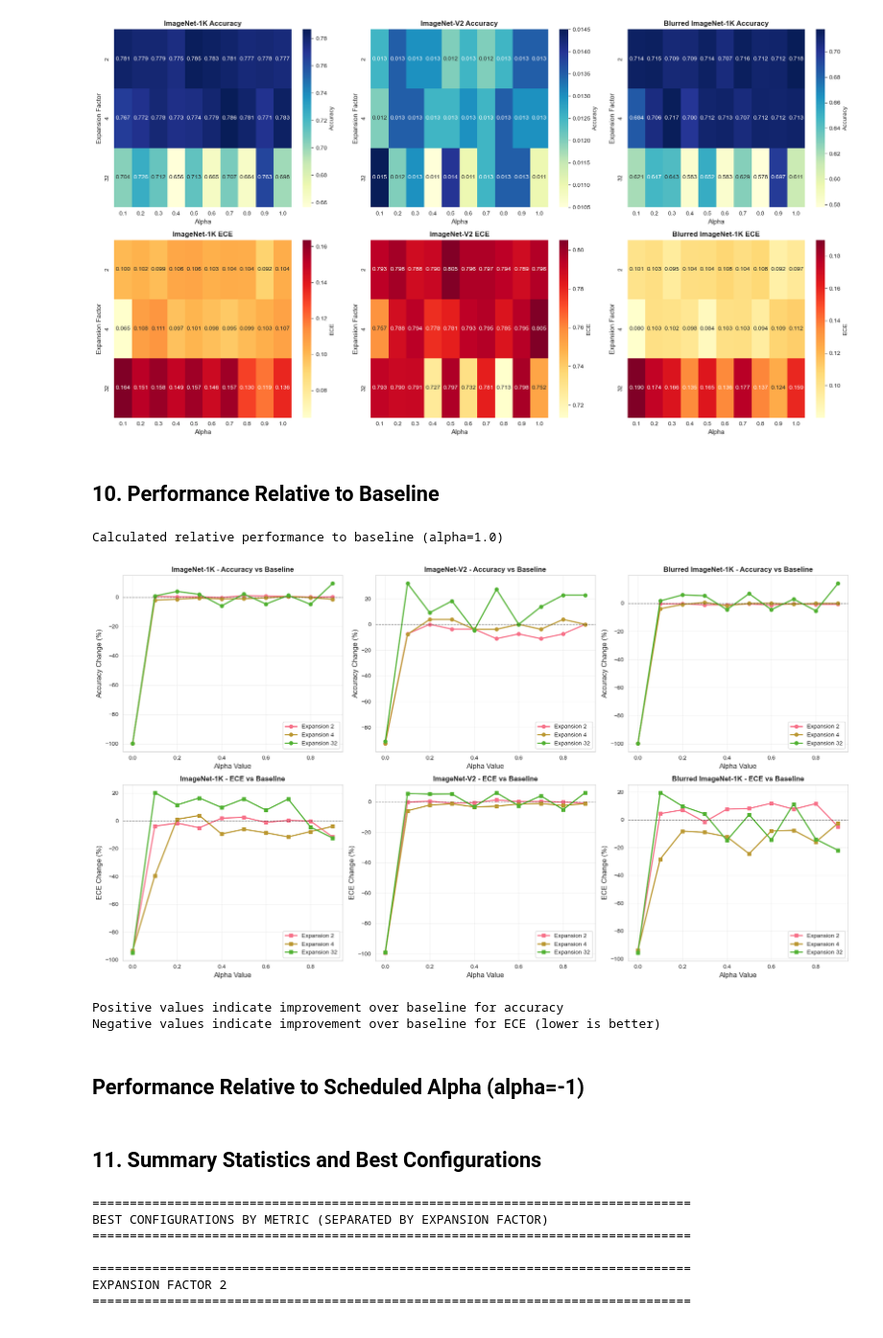
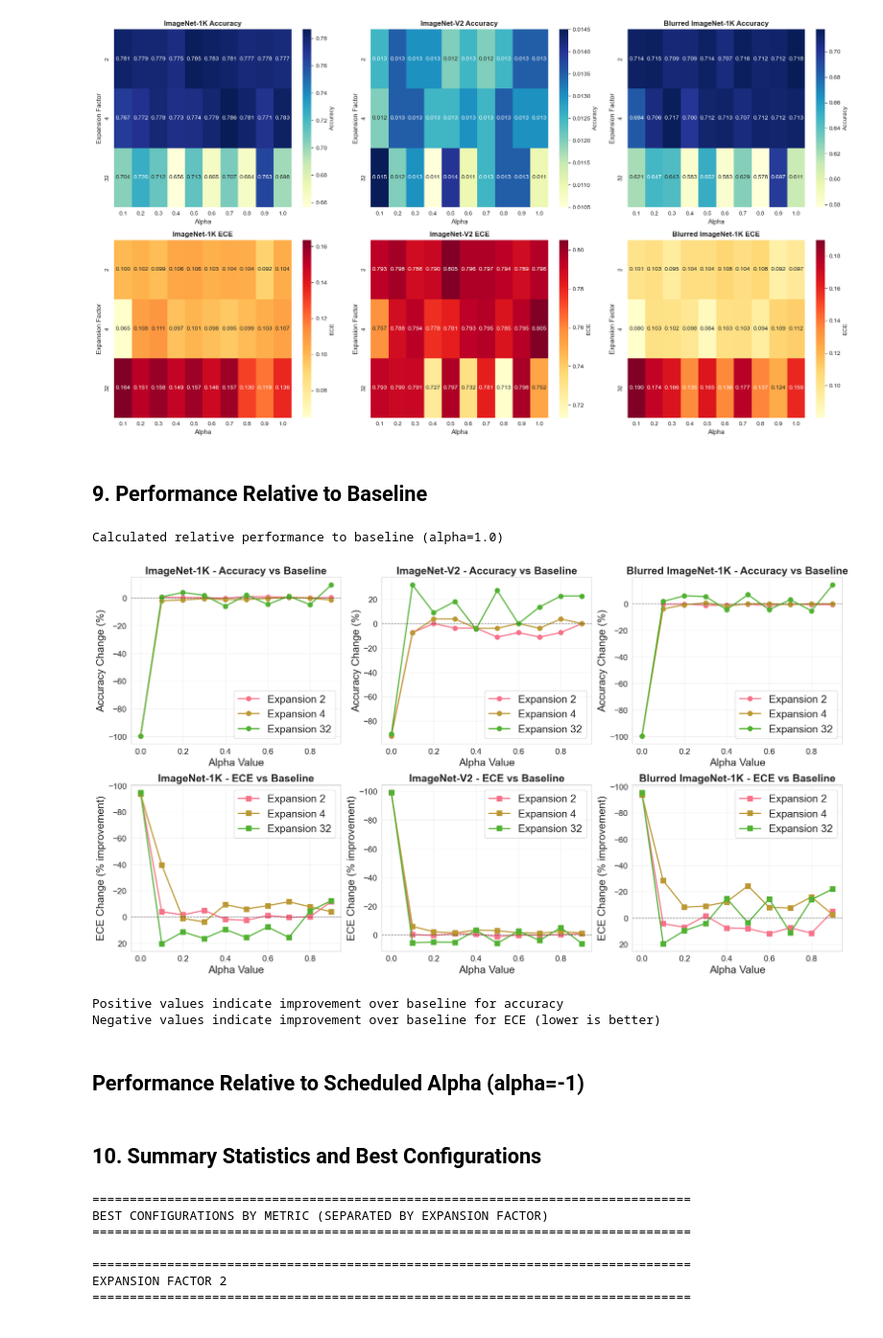
Before and after one commit to hannah-y-gao/vit_sae, a Jupyter notebook: analysis.ipynb, the cells around one changed output. Shown at 96% size. Cells and saved outputs as stored; diff of their text form; code cells hidden in the pictures.

```diff
--- a/analysis.ipynb
+++ b/analysis.ipynb
@@ -206,6 +203,7 @@ for idx, exp in enumerate(sorted(df_plot['expansion'].unique())):
     ax.set_xlabel('Dataset', fontsize=12)
     ax.set_ylabel('ECE', fontsize=12)
     ax.tick_params(axis='x', rotation=15)
+    ax.invert_yaxis()  # Invert so upward = better (lower ECE)
 
 plt.tight_layout()
 plt.show()
@@ -281,7 +284,7 @@ plt.show()
 # %% [output]
 [figure]
 # %% [markdown]
-## 10. Performance Relative to Baseline
+## 9. Performance Relative to Baseline
 # %%
 # Calculate relative performance to baseline (alpha=1.0)
 df_relative = df_fixed_alpha[df_fixed_alpha['alpha'] < 1.0].copy()
@@ -304,54 +307,63 @@ print("Calculated relative performance to baseline (alpha=1.0)")
 Calculated relative performance to baseline (alpha=1.0)
 # %%
 fig, axes = plt.subplots(2, 3, figsize=(18, 10))
+
+# Font size settings
+label_fontsize = 18  # slightly bigger
+title_fontsize = 18  # reduced to avoid overlap
+legend_fontsize = 18
+tick_fontsize = 14
 
 # Relative accuracy plots
 for idx, (dataset, title) in enumerate(zip(datasets, titles)):
     ax = axes[0, idx]
     col_name = f'{dataset}_rel'
 
     for exp in sorted(df_relative['expansion'].unique()):
         data = df_relative[df_relative['expansion'] == exp]
         ax.plot(data['alpha'], data[col_name], marker='o', linewidth=2,
-                label=f'Expansion {exp}', markersize=6)
+                label=f'Expansion {exp}', markersize=8)
 
     ax.axhline(y=0, color='black', linestyle='--', linewidth=1, alpha=0.5)
-    ax.set_xlabel('Alpha Value', fontsize=12)
-    ax.set_ylabel('Accuracy Change (%)', fontsize=12)
-    ax.set_title(f'{title} - Accuracy vs Baseline', fontsize=12, fontweight='bold')
-    ax.legend(loc='best')
+    ax.set_xlabel('Alpha Value', fontsize=label_fontsize)
+    ax.set_ylabel('Accuracy Change (%)', fontsize=label_fontsize)
+    ax.set_title(f'{title} - Accuracy vs Baseline', fontsize=title_fontsize, fontweight='bold')
+    ax.legend(loc='best', fontsize=legend_fontsize)
     ax.grid(True, alpha=0.3)
+    ax.tick_params(axis='both', labelsize=tick_fontsize)
 
 # Relative ECE plots
 for idx, (dataset, title) in enumerate(zip(ece_datasets, titles)):
     ax = axes[1, idx]
     col_name = f'{dataset}_rel'
 
     for exp in sorted(df_relative['expansion'].unique()):
         data = df_relative[df_relative['expansion'] == exp]
         ax.plot(data['alpha'], data[col_name], marker='s', linewidth=2,
-                label=f'Expansion {exp}', markersize=6)
+                label=f'Expansion {exp}', markersize=8)
 
     ax.axhline(y=0, color='black', linestyle='--', linewidth=1, alpha=0.5)
-    ax.set_xlabel('Alpha Value', fontsize=12)
-    ax.set_ylabel('ECE Change (%)', fontsize=12)
-    ax.set_title(f'{title} - ECE vs Baseline', fontsize=12, fontweight='bold')
-    ax.legend(loc='best')
+    ax.set_xlabel('Alpha Value', fontsize=label_fontsize)
+    ax.set_ylabel('ECE Change (% improvement)', fontsize=label_fontsize)
+    ax.set_title(f'{title} - ECE vs Baseline', fontsize=title_fontsize, fontweight='bold')
+    ax.legend(loc='best', fontsize=legend_fontsize)
     ax.grid(True, alpha=0.3)
+    ax.tick_params(axis='both', labelsize=tick_fontsize)
+    ax.invert_yaxis()  # Invert so upward = better (lower ECE)
 
 plt.tight_layout()
 plt.show()
 
 print("Positive values indicate improvement over baseline for accuracy")
 print("Negative values indicate improvement over baseline for ECE (lower is better)")
 # %% [output]
-[figure, old version]
+[figure, new version]
 Positive values indicate improvement over baseline for accuracy
 Negative values indicate improvement over baseline for ECE (lower is better)
 # %% [markdown]
 ## Performance Relative to Scheduled Alpha (alpha=-1)
 # %% [markdown]
-## 11. Summary Statistics and Best Configurations
+## 10. Summary Statistics and Best Configurations
 # %%
 # Find best configurations for each metric, separated by expansion factor
 print("=" * 80)
```
Also changed, not shown: parts of 12 cells of this notebook, 6 other files.
